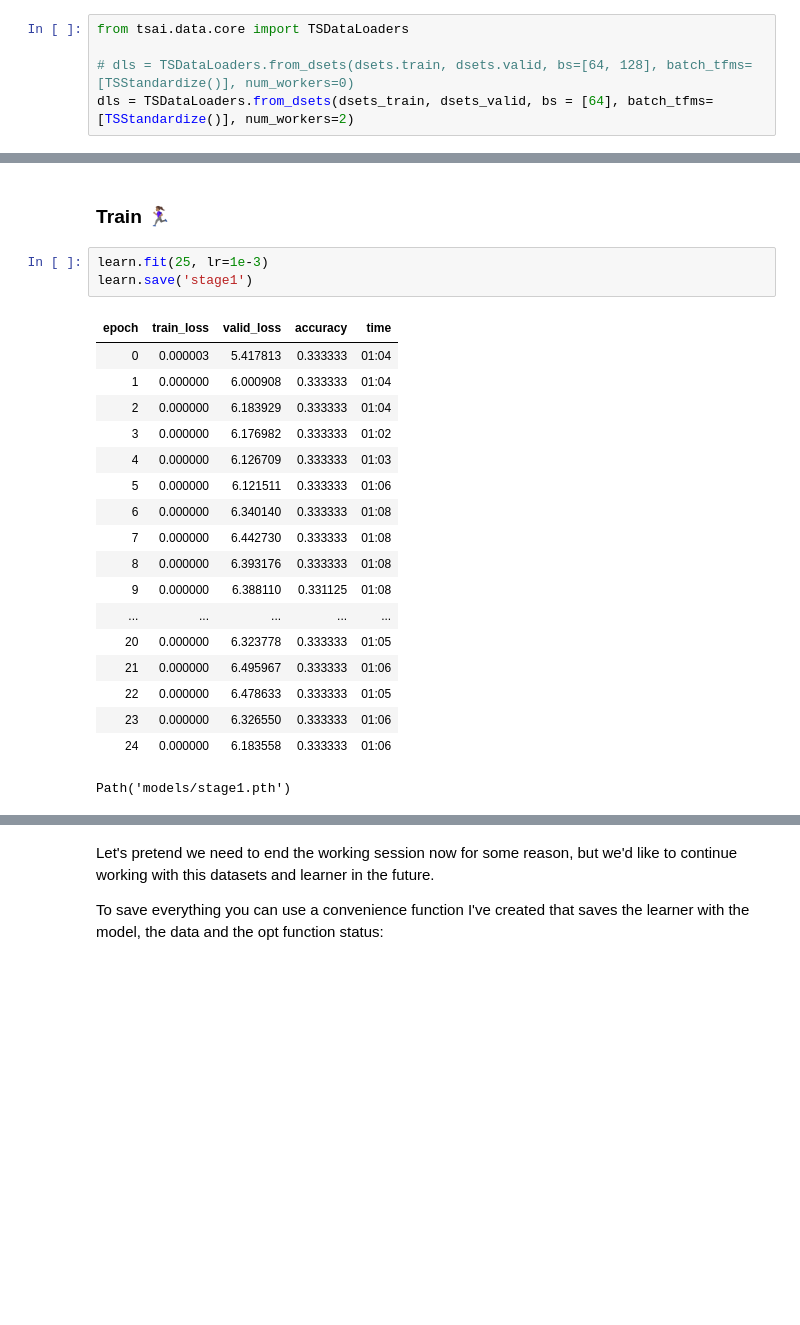
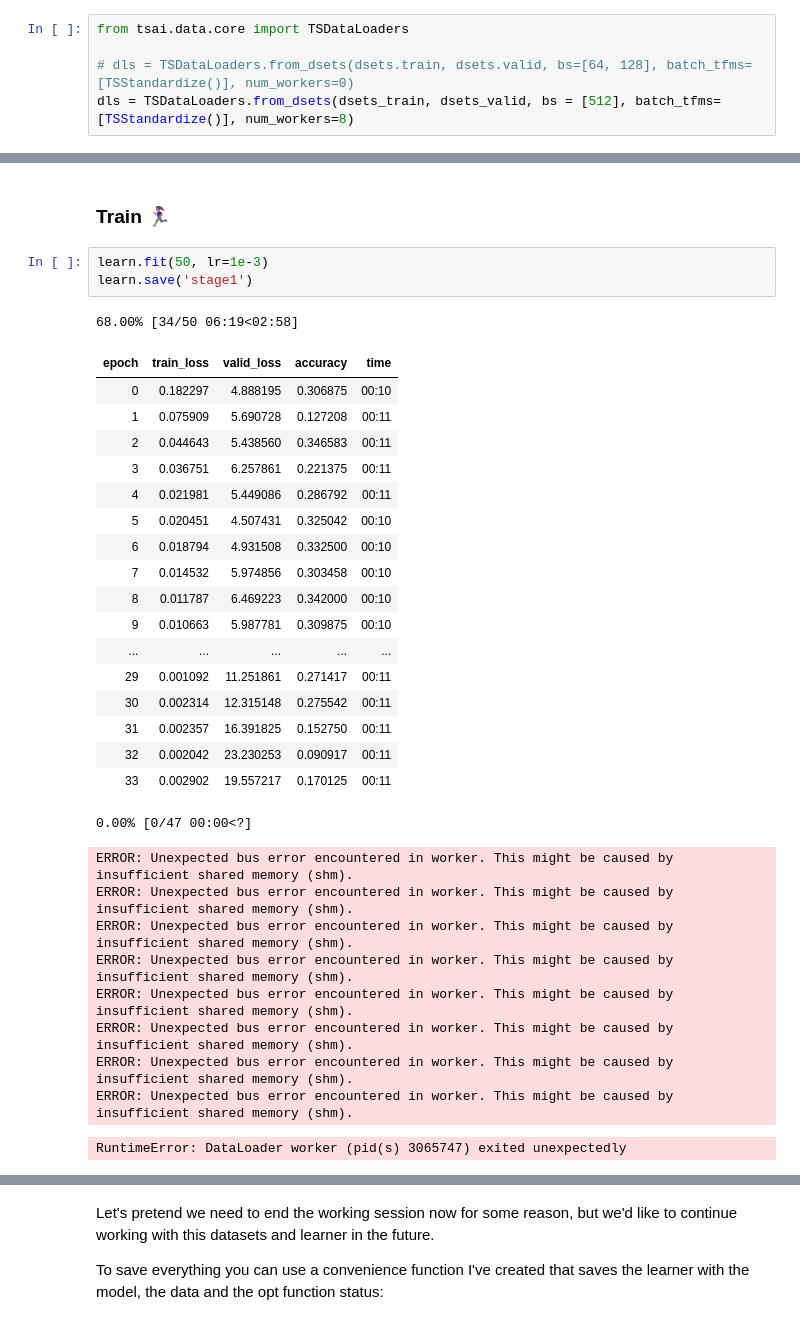
Before and after one commit to iamstarlee/tsai-main, a Jupyter notebook: tutorial_nbs/01_Intro_to_Time_Series_Classification.ipynb, the cells around one changed output, grey strips where cells are left out. Saved outputs shown, nothing was run; the diff lists cells and outputs as text; blank space fills up the shorter version.

```diff
--- a/tutorial_nbs/01_Intro_to_Time_Series_Classification.ipynb
+++ b/tutorial_nbs/01_Intro_to_Time_Series_Classification.ipynb
@@ -149,6 +149,6 @@ You will need to pass:
 from tsai.data.core import TSDataLoaders
 
 # dls = TSDataLoaders.from_dsets(dsets.train, dsets.valid, bs=[64, 128], batch_tfms=[TSStandardize()], num_workers=0)
-dls = TSDataLoaders.from_dsets(dsets_train, dsets_valid, bs = [64], batch_tfms=[TSStandardize()], num_workers=2)
+dls = TSDataLoaders.from_dsets(dsets_train, dsets_valid, bs = [512], batch_tfms=[TSStandardize()], num_workers=8)
 # %%
 next(iter(dls.valid))
@@ -213,27 +210,37 @@ SuggestedLRs(valley=0.0010000000474974513)
 # %% [markdown]
 ### Train 🏃🏽‍♀️
 # %%
-learn.fit(25, lr=1e-3)
+learn.fit(50, lr=1e-3)
 learn.save('stage1')
 # %% [output]
+68.00% [34/50 06:19<02:58]
 | epoch | train_loss | valid_loss | accuracy | time |
-| 0 | 0.000003 | 5.417813 | 0.333333 | 01:04 |
-| 1 | 0.000000 | 6.000908 | 0.333333 | 01:04 |
-| 2 | 0.000000 | 6.183929 | 0.333333 | 01:04 |
-| 3 | 0.000000 | 6.176982 | 0.333333 | 01:02 |
-| 4 | 0.000000 | 6.126709 | 0.333333 | 01:03 |
-| 5 | 0.000000 | 6.121511 | 0.333333 | 01:06 |
-| 6 | 0.000000 | 6.340140 | 0.333333 | 01:08 |
-| 7 | 0.000000 | 6.442730 | 0.333333 | 01:08 |
-| 8 | 0.000000 | 6.393176 | 0.333333 | 01:08 |
-| 9 | 0.000000 | 6.388110 | 0.331125 | 01:08 |
+| 0 | 0.182297 | 4.888195 | 0.306875 | 00:10 |
+| 1 | 0.075909 | 5.690728 | 0.127208 | 00:11 |
+| 2 | 0.044643 | 5.438560 | 0.346583 | 00:11 |
+| 3 | 0.036751 | 6.257861 | 0.221375 | 00:11 |
+| 4 | 0.021981 | 5.449086 | 0.286792 | 00:11 |
+| 5 | 0.020451 | 4.507431 | 0.325042 | 00:10 |
+| 6 | 0.018794 | 4.931508 | 0.332500 | 00:10 |
+| 7 | 0.014532 | 5.974856 | 0.303458 | 00:10 |
+| 8 | 0.011787 | 6.469223 | 0.342000 | 00:10 |
+| 9 | 0.010663 | 5.987781 | 0.309875 | 00:10 |
 | ... | ... | ... | ... | ... |
-| 20 | 0.000000 | 6.323778 | 0.333333 | 01:05 |
-| 21 | 0.000000 | 6.495967 | 0.333333 | 01:06 |
-| 22 | 0.000000 | 6.478633 | 0.333333 | 01:05 |
-| 23 | 0.000000 | 6.326550 | 0.333333 | 01:06 |
-| 24 | 0.000000 | 6.183558 | 0.333333 | 01:06 |
+| 29 | 0.001092 | 11.251861 | 0.271417 | 00:11 |
+| 30 | 0.002314 | 12.315148 | 0.275542 | 00:11 |
+| 31 | 0.002357 | 16.391825 | 0.152750 | 00:11 |
+| 32 | 0.002042 | 23.230253 | 0.090917 | 00:11 |
+| 33 | 0.002902 | 19.557217 | 0.170125 | 00:11 |
-Path('models/stage1.pth')
+0.00% [0/47 00:00<?]
+ERROR: Unexpected bus error encountered in worker. This might be caused by insufficient shared memory (shm).
+ERROR: Unexpected bus error encountered in worker. This might be caused by insufficient shared memory (shm).
+ERROR: Unexpected bus error encountered in worker. This might be caused by insufficient shared memory (shm).
+ERROR: Unexpected bus error encountered in worker. This might be caused by insufficient shared memory (shm).
+ERROR: Unexpected bus error encountered in worker. This might be caused by insufficient shared memory (shm).
+ERROR: Unexpected bus error encountered in worker. This might be caused by insufficient shared memory (shm).
+ERROR: Unexpected bus error encountered in worker. This might be caused by insufficient shared memory (shm).
+ERROR: Unexpected bus error encountered in worker. This might be caused by insufficient shared memory (shm).
+RuntimeError: DataLoader worker (pid(s) 3065747) exited unexpectedly
 # %%
 learn.recorder.plot_metrics()
 # %% [output]
```
Also changed, not shown: parts of 20 cells of this notebook, 1 other file.
